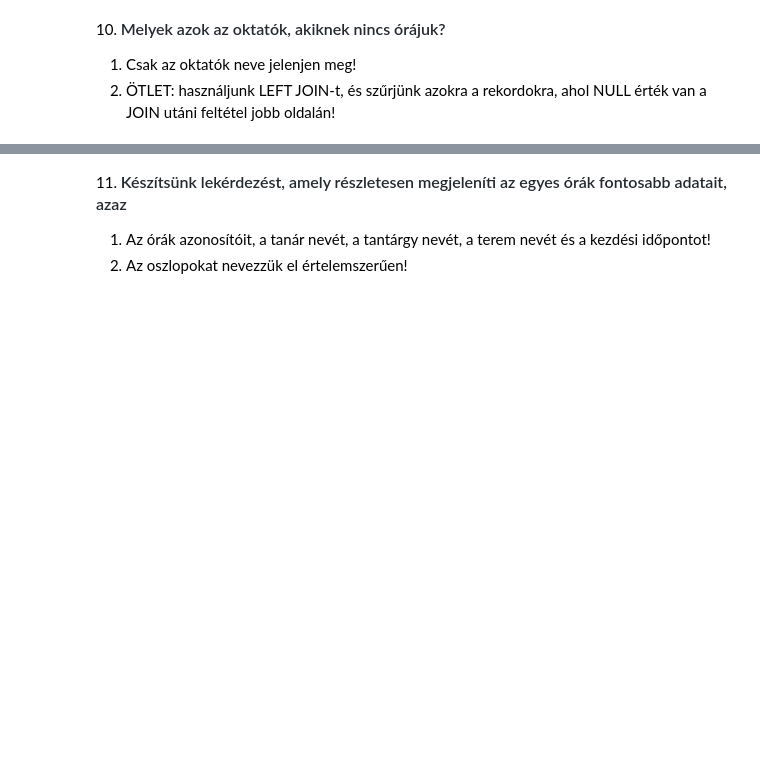
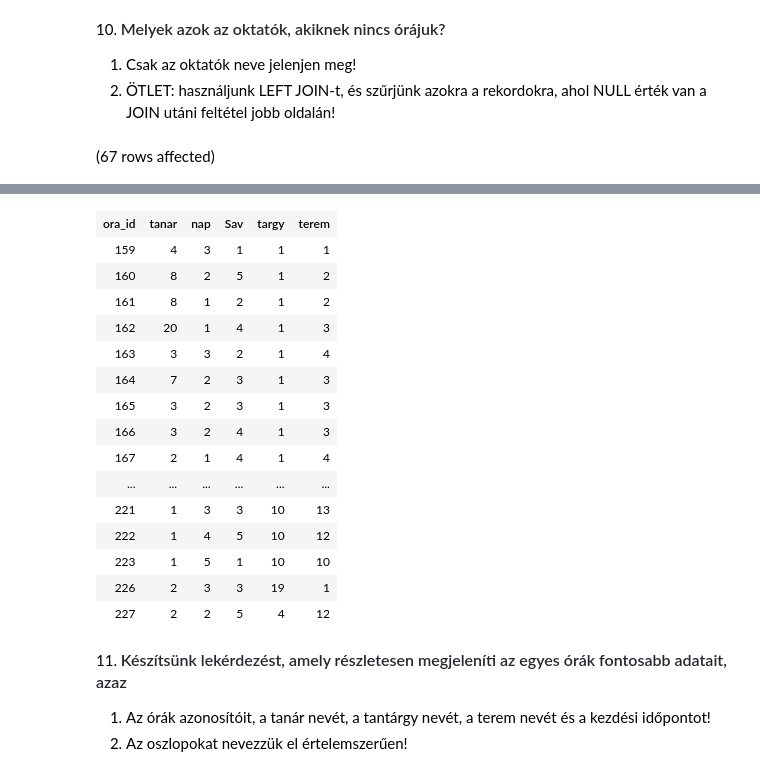
Before and after one commit to pkmate/Adatbazis, a Jupyter notebook: gyakorlat02_feladatok .ipynb, the cells around one changed output, grey strips where cells are left out. Saved outputs shown, nothing was run; the diff lists cells and outputs as text; code cells hidden in the pictures; blank space fills up the shorter version.

```diff
--- a/gyakorlat02_feladatok .ipynb
+++ b/gyakorlat02_feladatok .ipynb
@@ -126,3 +220,8 @@ Total execution time: 00:00:00.052
 
 1. Csak az oktatók neve jelenjen meg!
 2. ÖTLET: használjunk LEFT JOIN-t, és szűrjünk azokra a rekordokra, ahol NULL érték van a JOIN utáni feltétel jobb oldalán!
+# %%
+SELECT *
+from Orak
+# %% [output]
+(67 rows affected)
@@ -129,3 +229,19 @@ Total execution time: 00:00:00.052
+| ora_id | tanar | nap | Sav | targy | terem |
+| 159 | 4 | 3 | 1 | 1 | 1 |
+| 160 | 8 | 2 | 5 | 1 | 2 |
+| 161 | 8 | 1 | 2 | 1 | 2 |
+| 162 | 20 | 1 | 4 | 1 | 3 |
+| 163 | 3 | 3 | 2 | 1 | 4 |
+| 164 | 7 | 2 | 3 | 1 | 3 |
+| 165 | 3 | 2 | 3 | 1 | 3 |
+| 166 | 3 | 2 | 4 | 1 | 3 |
+| 167 | 2 | 1 | 4 | 1 | 4 |
+| ... | ... | ... | ... | ... | ... |
+| 221 | 1 | 3 | 3 | 10 | 13 |
+| 222 | 1 | 4 | 5 | 10 | 12 |
+| 223 | 1 | 5 | 1 | 10 | 10 |
+| 226 | 2 | 3 | 3 | 19 | 1 |
+| 227 | 2 | 2 | 5 | 4 | 12 |
 # %% [markdown]
 11. <span style="font-weight: 600; color: rgb(36, 41, 47); font-family: -apple-system, BlinkMacSystemFont, &quot;Segoe UI&quot;, Helvetica, Arial, sans-serif, &quot;Apple Color Emoji&quot;, &quot;Segoe UI Emoji&quot;; font-size: 16px;">Készítsünk lekérdezést, amely részletesen megjeleníti az egyes órák fontosabb adatait, azaz</span>
 
```
Also changed, not shown: parts of 6 cells of this notebook.
